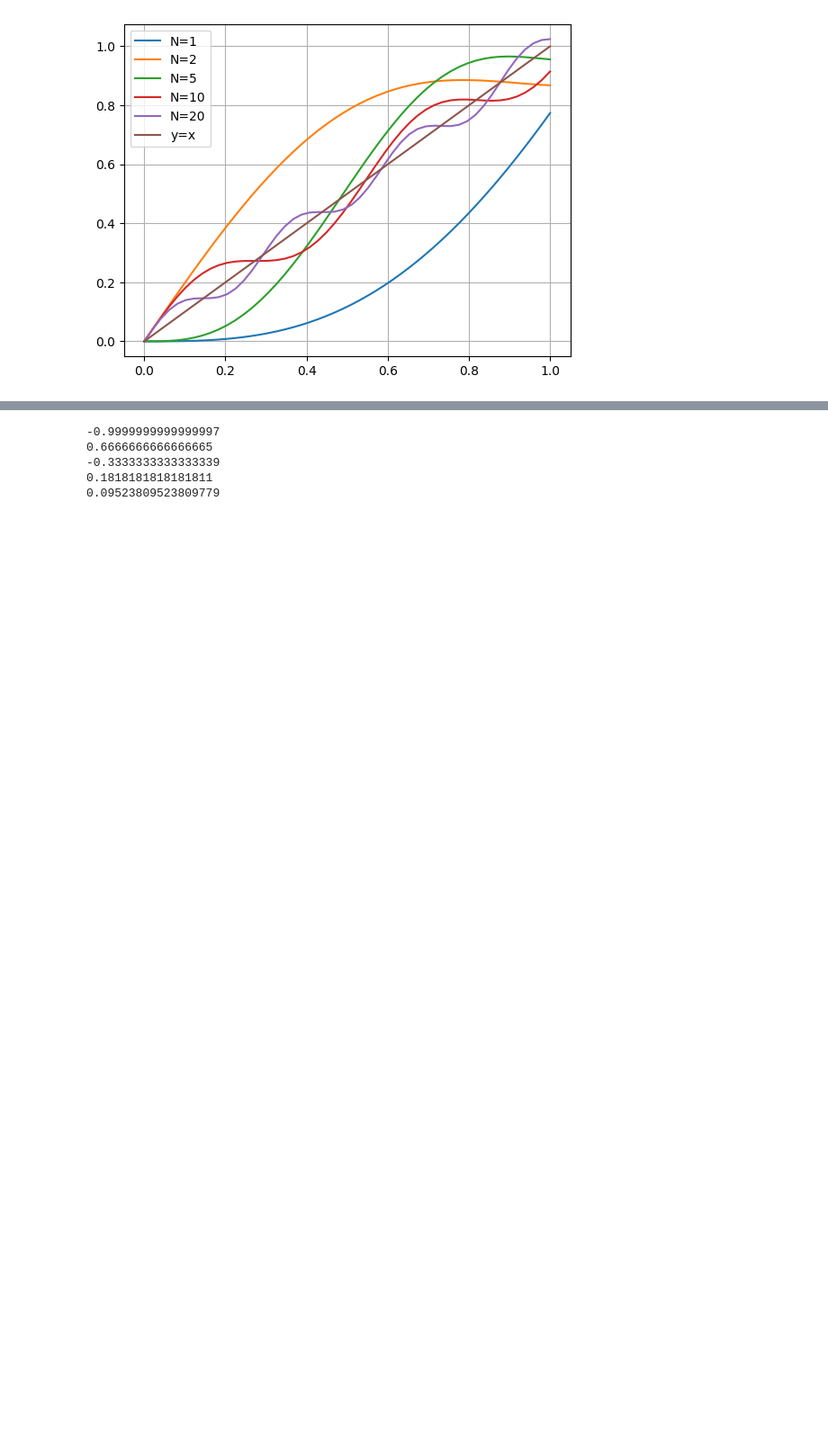
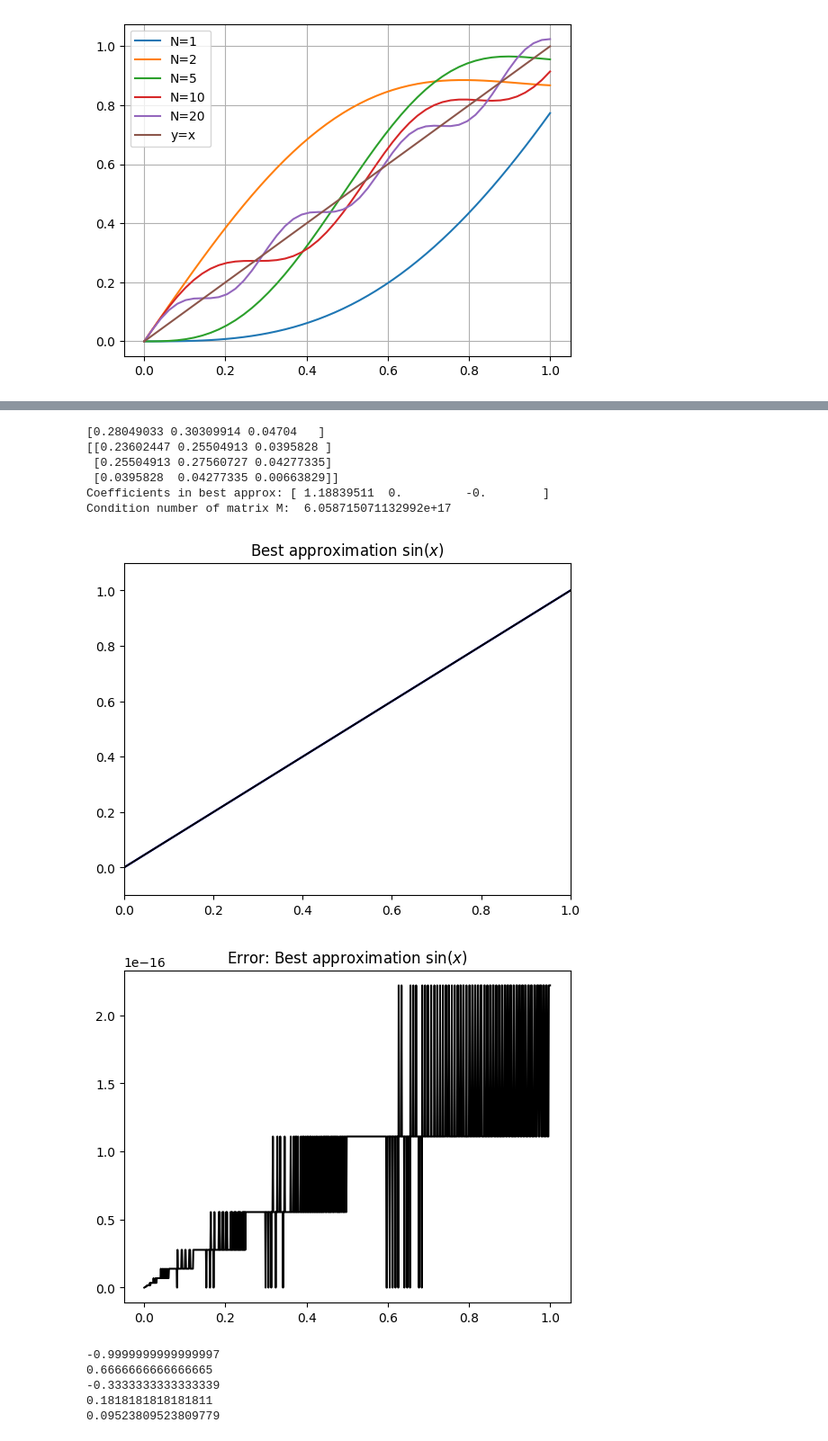
Before and after one commit to kalle6452/PDE, a Jupyter notebook: lab03.ipynb, the cells around one changed output, grey strips where cells are left out. Shown at 90% size. Cells and saved outputs as stored; diff of their text form; code cells hidden in the pictures; blank space fills up the shorter version.

```diff
--- a/lab03.ipynb
+++ b/lab03.ipynb
@@ -589,14 +658,15 @@ plt.show()
 # %%
+# This is mine now
 import numpy as np
 import matplotlib.pyplot as plt
 import math
 import scipy.integrate
 
 def f(x):
-    return np.sin(np.pi*x)
+    return x
 
 def psi(i,x):
-    return x**i
+    return np.sin(i+1)*x
 
 N=3
 
@@ -612,33 +682,42 @@ c = np.zeros(N)
 
 for i in range(0, N):
     b[i] = scipy.integrate.quad(lambda x: f(x)*psi(i,x), 0.0, 1.0, epsabs=1E-9, epsrel=1E-9)[0]
     for j in range(0, N):
         M[i,j] = scipy.integrate.quad(lambda x: psi(i,x)*psi(j,x), 0.0, 1.0, epsabs=1E-9, epsrel=1E-9)[0]
 print(b)
 print(M)
 
 c  = np.linalg.solve(M,b)
 cn = np.linalg.cond(M)
 
 print('Coefficients in best approx:',c)
 print('Condition number of matrix M: ',cn)
 
 for i in range(len(x)):
     F[i]  = f(x[i])
     Ft[i]  = 0.0
     for j in range(N):
         Ft[i] += c[j]*psi(j,x[i])
     E[i]  = np.abs(Ft[i]-F[i])
 
 plt.plot(x, Ft,'-b')
 plt.plot(x, F, '-k')
 plt.axis([x[0], x[-1], -0.1, 1.1]) # [tmin, tmax, ymin, ymax]
 plt.title("Best approximation $\sin(x)$")
 plt.show()
 
 plt.plot(x, E,'-k')
 plt.title("Error: Best approximation $\sin(x)$")
 plt.show()
+# %% [output]
+[0.28049033 0.30309914 0.04704   ]
+[[0.23602447 0.25504913 0.0395828 ]
+ [0.25504913 0.27560727 0.04277335]
+ [0.0395828  0.04277335 0.00663829]]
+Coefficients in best approx: [ 1.18839511  0.         -0.        ]
+Condition number of matrix M:  6.058715071132992e+17
+[figure, added]
+[figure, added]
 # %%
 # fel
 from scipy import integrate
```
Also changed, not shown: parts of 4 cells of this notebook.
